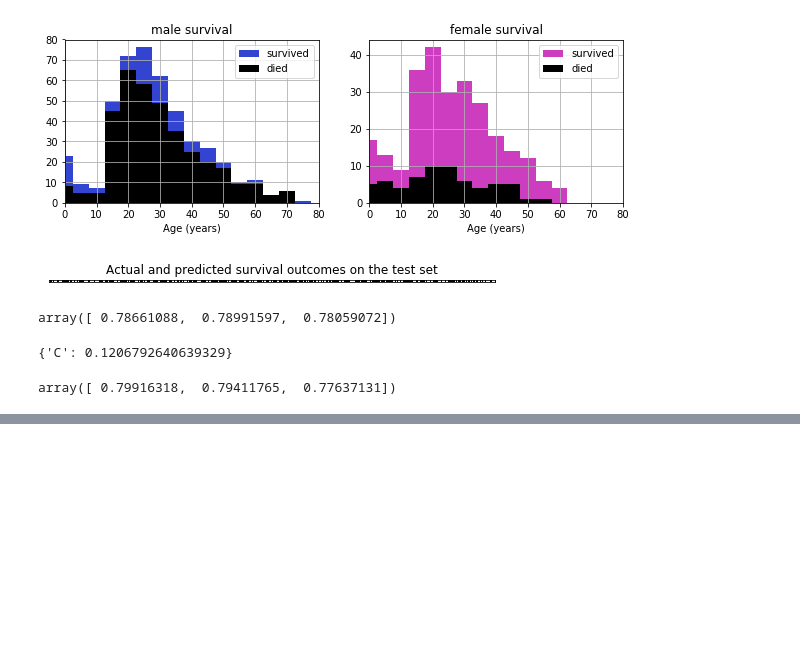
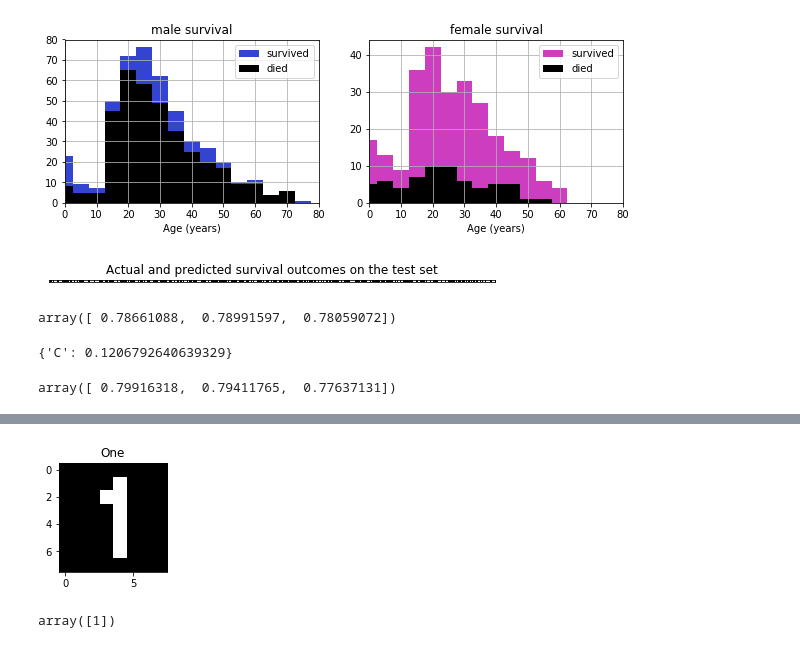
Before and after one commit to discocactus/IPython_DataScienceCookBook, a Jupyter notebook: IPythonDSCB_8.ipynb, the cells around one changed output, grey strips where cells are left out. Cells and saved outputs as stored; diff of their text form; code cells hidden in the pictures; blank space fills up the shorter version.

```diff
--- a/IPythonDSCB_8.ipynb
+++ b/IPythonDSCB_8.ipynb
@@ -169,0 +208,17 @@ array([ 0.79916318,  0.79411765,  0.77637131])
+# %%
+# 1のデータを作成
+one = np.zeros((8, 8))
+one[1:-1, 4] = 16 # イメージの値は0から16の値とする
+one[2, 3] = 16
+# %%
+plt.figure(figsize=(2,2));
+plt.imshow(one, interpolation='none');
+plt.grid(False);
+plt.xticks(); plt.yticks();
+plt.title("One");
+# %% [output]
+[figure, added]
+# %%
+knc.predict(one.ravel())
+# %% [output]
+array([1])
```
Also changed, not shown: parts of 51 cells of this notebook.
